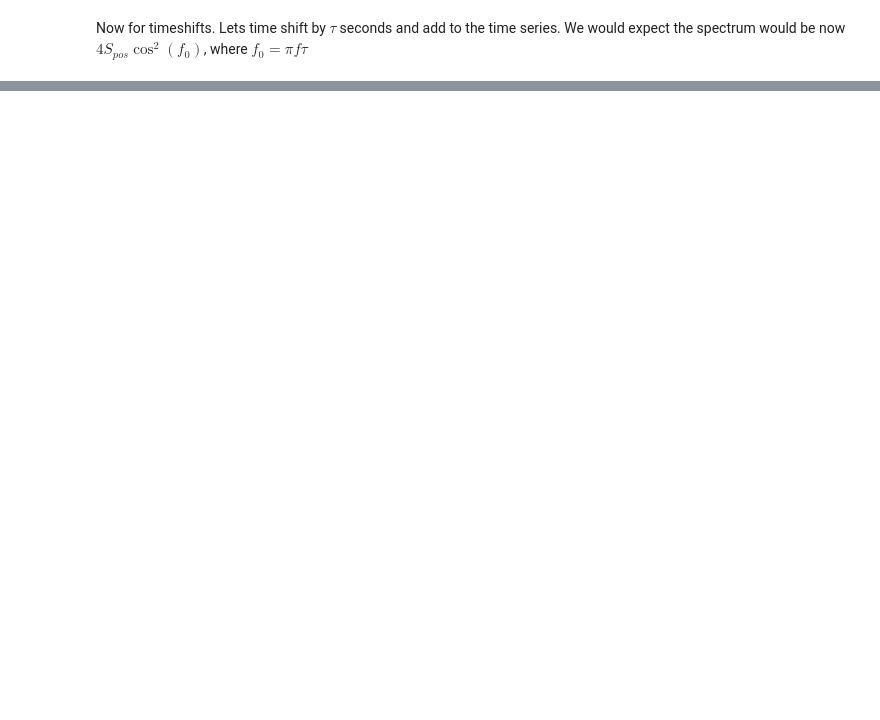
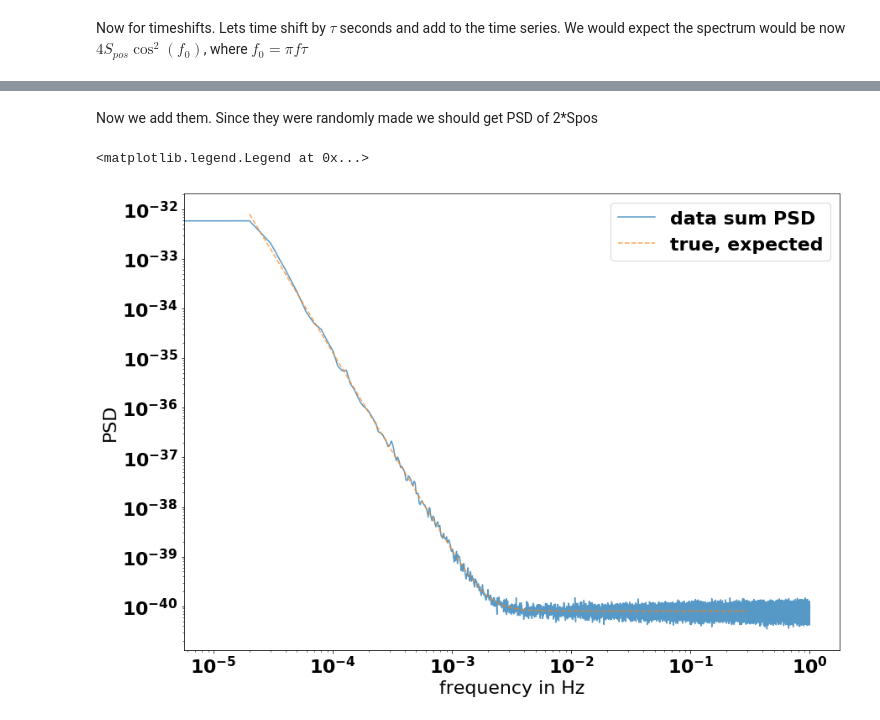
Before and after one commit to sharanbngr/blip, a Jupyter notebook: Notebooks/timeshifts.ipynb, the cells around one changed output, grey strips where cells are left out. Saved outputs shown, nothing was run; the diff lists cells and outputs as text; code cells hidden in the pictures; blank space fills up the shorter version.

```diff
--- a/Notebooks/timeshifts.ipynb
+++ b/Notebooks/timeshifts.ipynb
@@ -82,0 +82,14 @@ np.pi*1e-2*50 *2 / np.pi
+# %% [markdown]
+Now we add them. Since they were randomly made we should get PSD of 2*Spos
+# %%
+Npsum = Np1 + Np2
+
+Fpsum, Spsum = welch(Npsum, fs=fs, nperseg=int(1e5*fs))
+plt.loglog(Fpsum, Spsum, label='data sum PSD', alpha=0.75)
+plt.plot(frange, 2*Spos ,'--' ,label='true, expected', alpha=0.7)
+plt.xlabel('frequency in Hz')
+plt.ylabel('PSD')
+plt.legend()
+# %% [output]
+<matplotlib.legend.Legend at 0x...>
+[figure, added]
```
Also changed, not shown: parts of 9 cells of this notebook, 5 other files.
